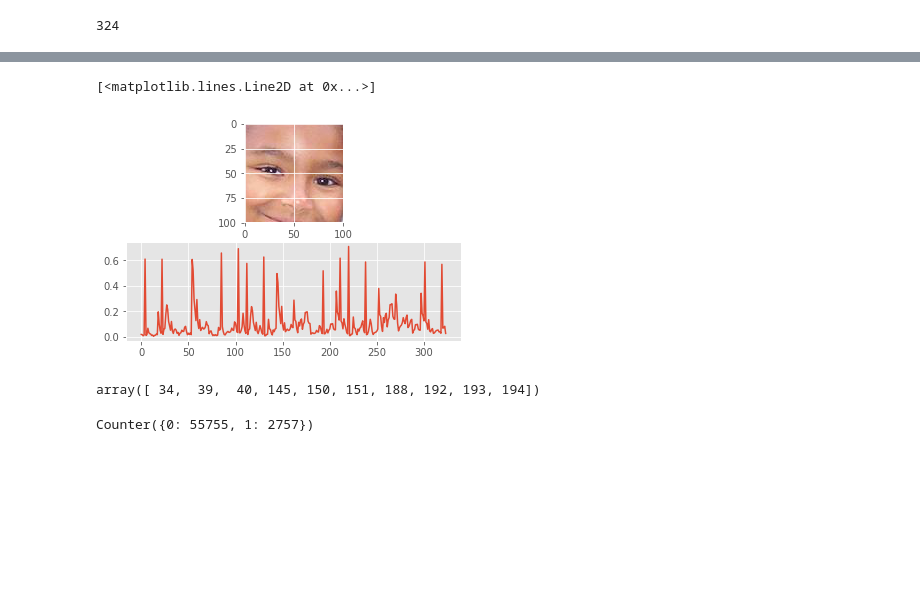
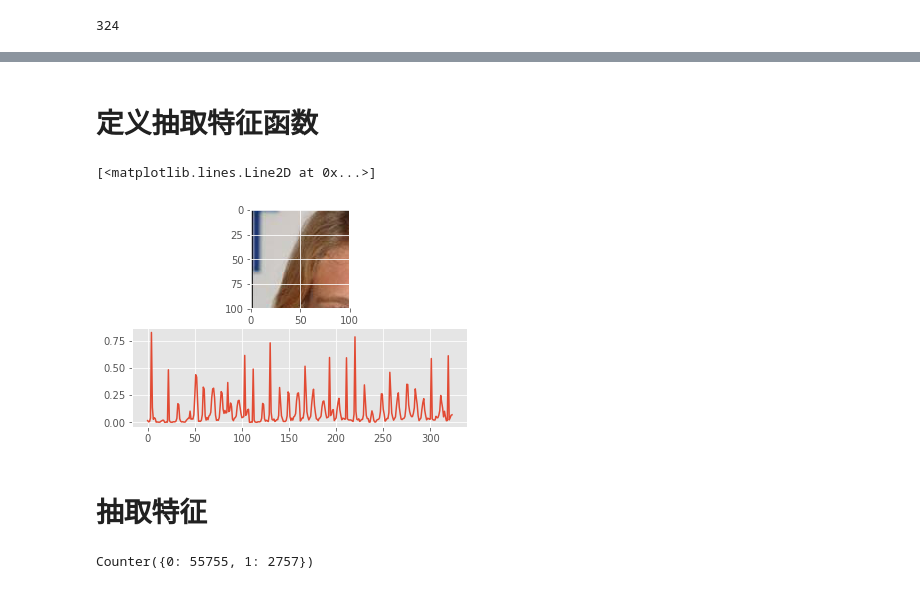
Before and after one commit to jiuzhangjiangzuo/Lesson1_simple_face, a Jupyter notebook: pre_CNN/HOG.ipynb, the cells around one changed output, grey strips where cells are left out. Drawn from its saved outputs; the diff is of its cells as text; code cells hidden in the pictures; blank space fills up the shorter version.

```diff
--- a/pre_CNN/HOG.ipynb
+++ b/pre_CNN/HOG.ipynb
@@ -108,3 +197,5 @@ array([[<matplotlib.axes._subplots.AxesSubplot object at 0x...>]], dtype=object)
+# %% [markdown]
+# 定义抽取特征函数
 # %%
 
 def extrace_feature(sample_image):
@@ -150,17 +241,15 @@ def extrace_feature(sample_image):
 # %%
 #histr = cv2.calcHist([IM_train[0]],[1],None,[256],[0,256])
 
 plt.subplot(2,1,1)
-plt.imshow(IM_train[188])
+plt.imshow(IM_train[0])
 plt.subplot(2,1,2)
-plt.plot(extrace_feature(IM_train[188]))
+plt.plot(extrace_feature(IM_train[0]))
 # %% [output]
 [<matplotlib.lines.Line2D at 0x...>]
-[figure, old version]
+[figure, new version]
-# %%
-np.where(np.asarray(y_train)==1)[0][:10]
-# %% [output]
-array([ 34,  39,  40, 145, 150, 151, 188, 192, 193, 194])
+# %% [markdown]
+# 抽取特征
 # %%
 from collections import Counter
 # %%
```
Also changed, not shown: parts of 39 cells of this notebook, 4 other files.
